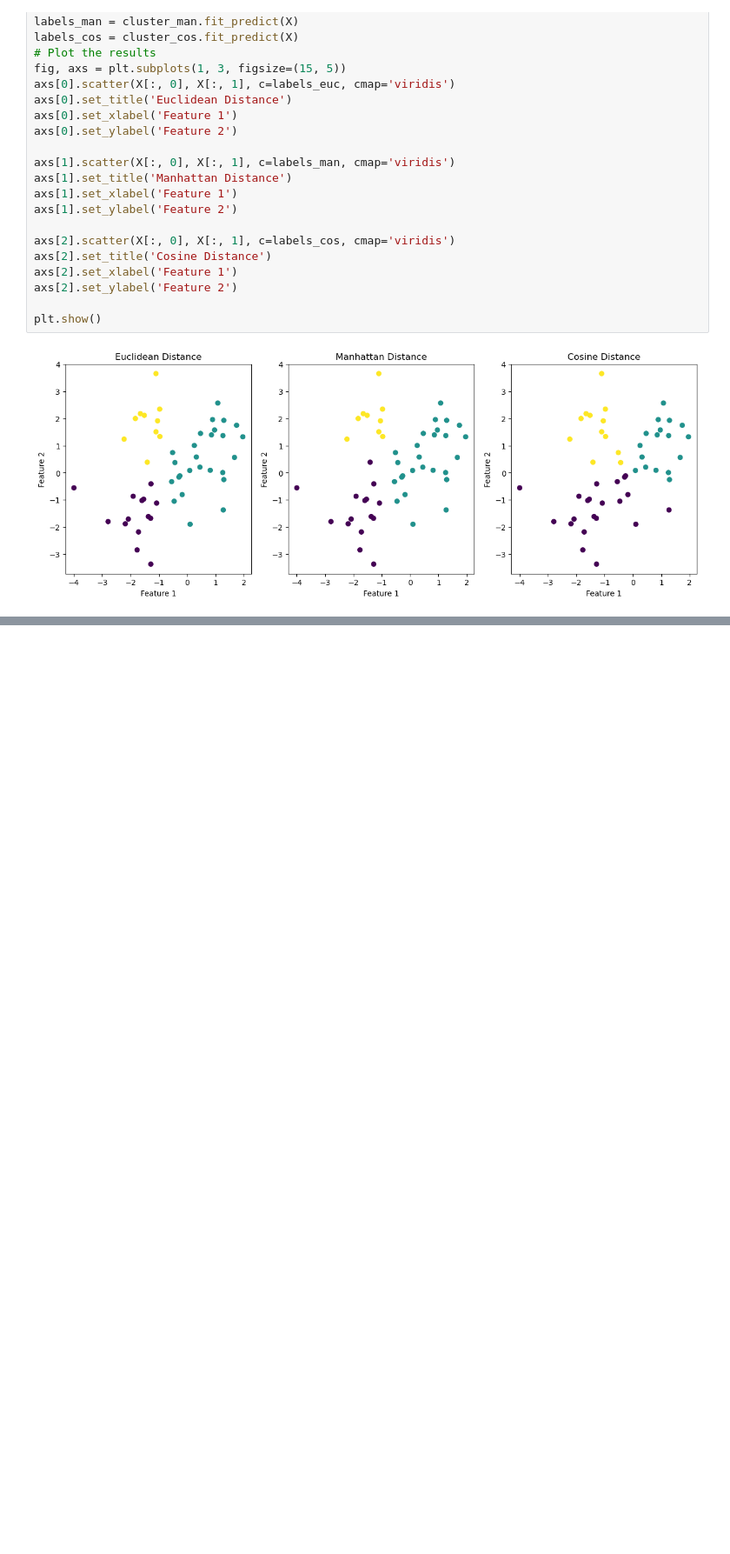
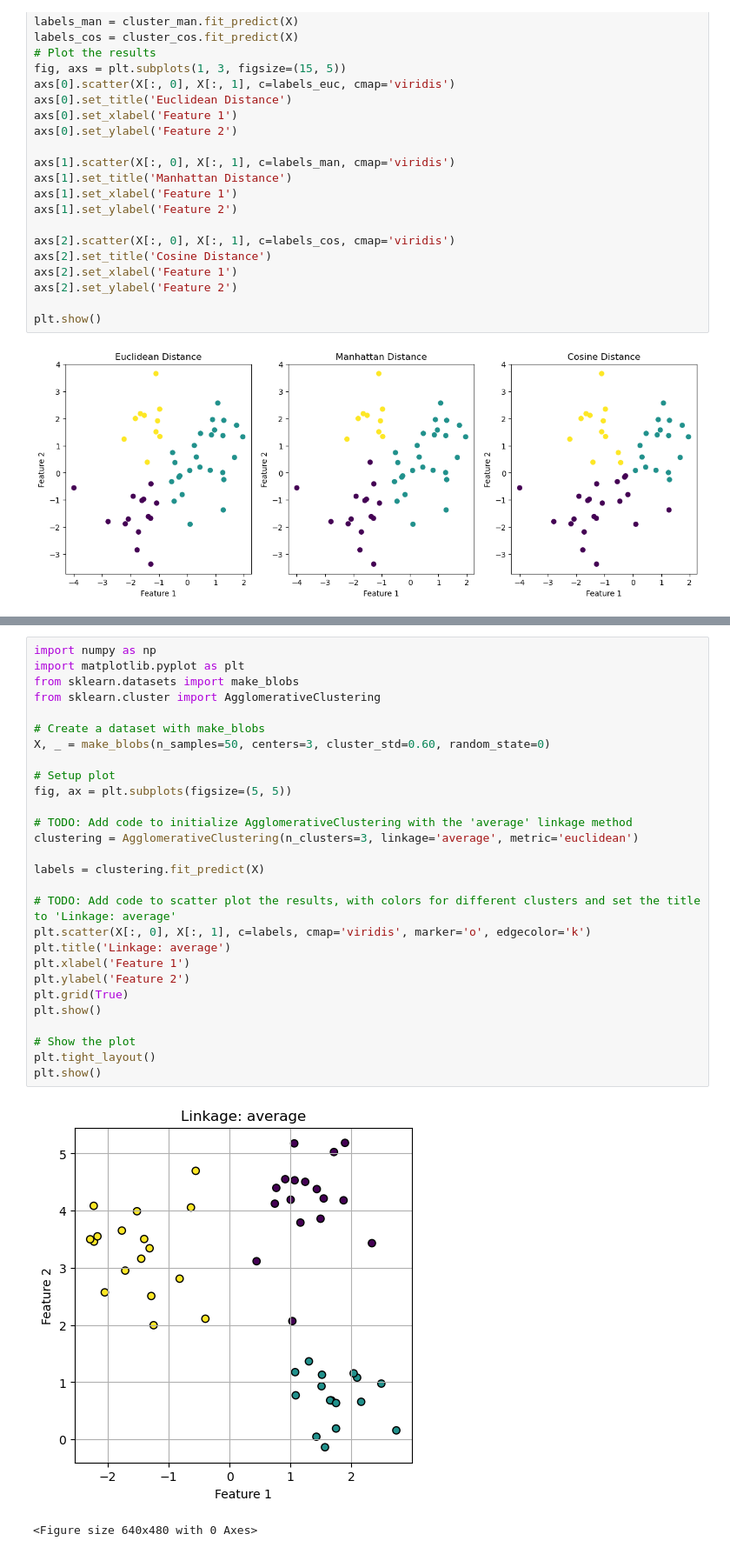
Before and after one commit to Amoako419/Clustering, a Jupyter notebook: Hierarchical_clustering.ipynb, the cells around one changed output, grey strips where cells are left out. Shown at 87% size. Cells and saved outputs as stored; diff of their text form; blank space fills up the shorter version.

```diff
--- a/Hierarchical_clustering.ipynb
+++ b/Hierarchical_clustering.ipynb
@@ -324,0 +386,31 @@ plt.show()
+# %%
+import numpy as np
+import matplotlib.pyplot as plt
+from sklearn.datasets import make_blobs
+from sklearn.cluster import AgglomerativeClustering
+
+# Create a dataset with make_blobs
+X, _ = make_blobs(n_samples=50, centers=3, cluster_std=0.60, random_state=0)
+
+# Setup plot
+fig, ax = plt.subplots(figsize=(5, 5))
+
+# TODO: Add code to initialize AgglomerativeClustering with the 'average' linkage method
+clustering = AgglomerativeClustering(n_clusters=3, linkage='average', metric='euclidean')
+
+labels = clustering.fit_predict(X)
+
+# TODO: Add code to scatter plot the results, with colors for different clusters and set the title to 'Linkage: average'
+plt.scatter(X[:, 0], X[:, 1], c=labels, cmap='viridis', marker='o', edgecolor='k')
+plt.title('Linkage: average')
+plt.xlabel('Feature 1')
+plt.ylabel('Feature 2')
+plt.grid(True)
+plt.show()
+
+# Show the plot
+plt.tight_layout()
+plt.show()
+# %% [output]
+[figure, added]
+<Figure size 640x480 with 0 Axes>
```
Also changed, not shown: parts of 2 cells of this notebook.
